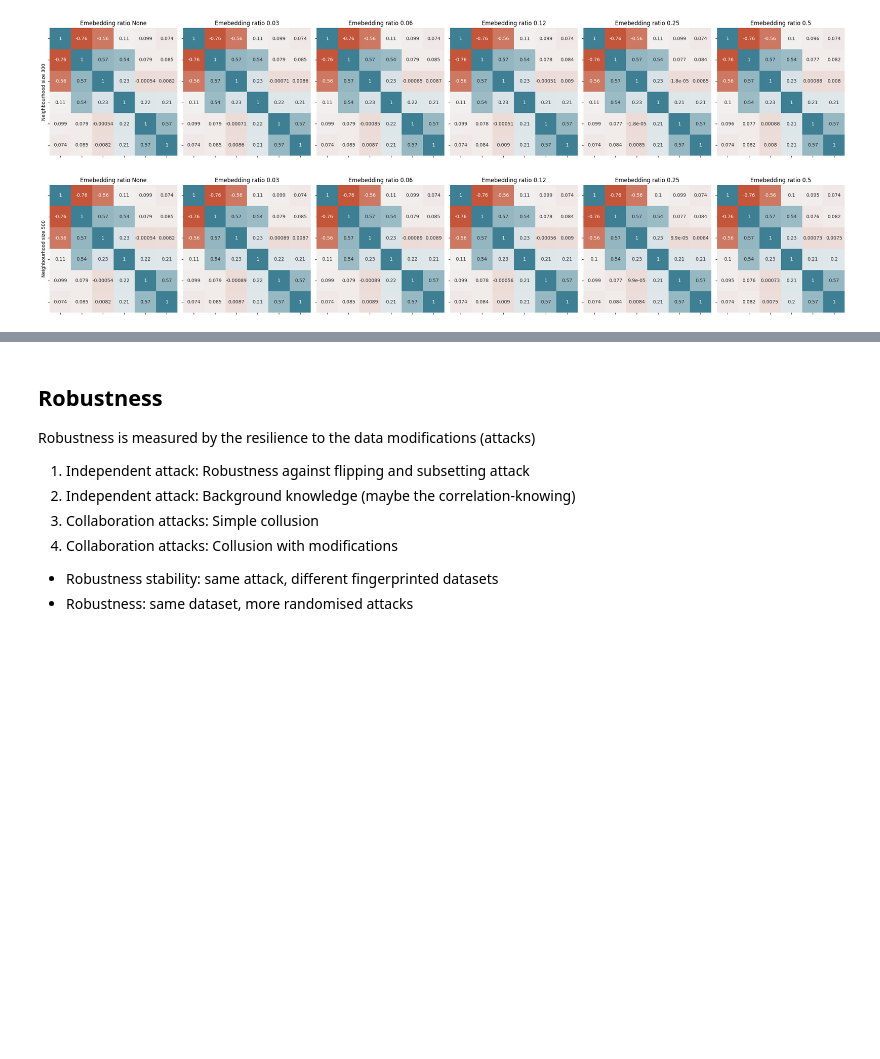
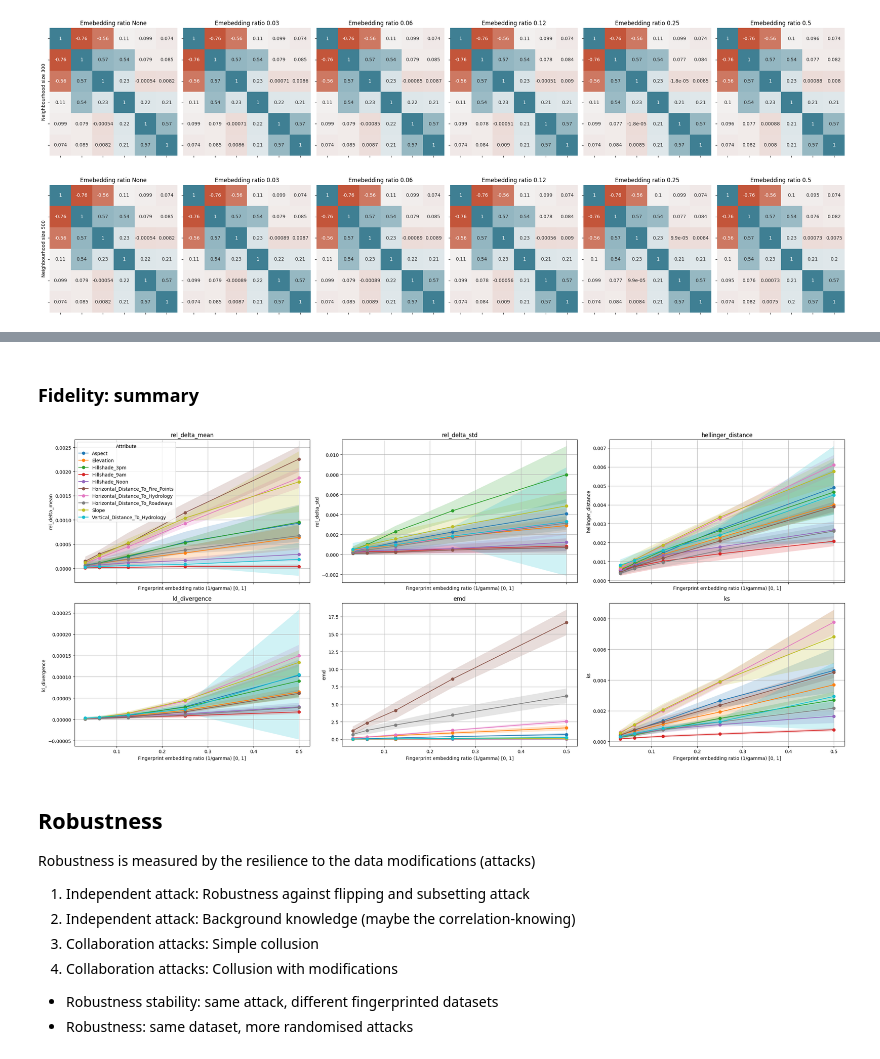
Before and after one commit to tanjascats/NCorr-FP, a Jupyter notebook: NCorrFP_scheme/analysis/NCorr-FP-analysis.ipynb, the cells around one changed output, grey strips where cells are left out. Saved outputs shown, nothing was run; the diff lists cells and outputs as text; code cells hidden in the pictures; blank space fills up the shorter version.

Commit message:
Fidelity: results from the evaluation done for all metrics

```diff
--- a/NCorrFP_scheme/analysis/NCorr-FP-analysis.ipynb
+++ b/NCorrFP_scheme/analysis/NCorr-FP-analysis.ipynb
@@ -608,0 +591,2 @@ plot_delta_corr(results_fidelity_bivar)
+# %% [markdown]
+### Fidelity: summary
@@ -609,3 +611,41 @@ plot_delta_corr(results_fidelity_bivar)
+# %%
+# x-axis: embedding factor
+# y-axis: measure (rel delta mean, rel delta std, hellinger distance, kl divergence, emd, ks, p-value)
+# colors: attribute
+# fix: k (300), n_recipients (20), id (0), fp_length (64)
+metrics = ['rel_delta_mean', 'rel_delta_std', 'hellinger_distance', 'kl_divergence', 'emd', 'ks']
+# %%
+# Plotting each correlation matrix in a grid
+fig, axes = plt.subplots(nrows=2, ncols=3, figsize=(24, 10), sharex=True)
+
+for i, ax in enumerate(axes.flat):
+    if i > 6:
+        break
+    # Group by 'gamma' and 'neighbourhood size' to calculate mean and standard deviation
+    grouped_data = results_fidelity_num.groupby(['embedding_ratio', 'attribute'])[metrics[i]].agg(['mean', 'std']).reset_index()
+
+    # Iterate through each neighborhood size for separate lines and shaded areas
+    for j, attribute in enumerate(grouped_data['attribute'].unique()):
+        # Filter data for the current neighborhood size
+        data = grouped_data[grouped_data['attribute'] == attribute]
+
+        # Plot line for average vote error rate
+        ax.plot(data['embedding_ratio'], data['mean'], label=f'{attribute}', marker='o')
+
+        # Plot shaded area for standard deviation
+        ax.fill_between(data['embedding_ratio'], data['mean'] - data['std'], data['mean'] + data['std'], alpha=0.2)
+    ax.set_xlabel('Fingerprint embedding ratio (1/gamma) [0, 1]')
+    ax.set_ylabel(f'{metrics[i]}')
+    ax.grid(True)
+    ax.set_title(f'{metrics[i]}')
+    if i==0:
+        ax.legend(title='Attribute')
+
+# Adjust layout to avoid overlapping
+plt.tight_layout()
+plt.show()
+# %% [output]
+[figure, added]
 # %% [markdown]
 ## Robustness
 
```
Also changed, not shown: parts of 8 cells of this notebook, 11 other files.
